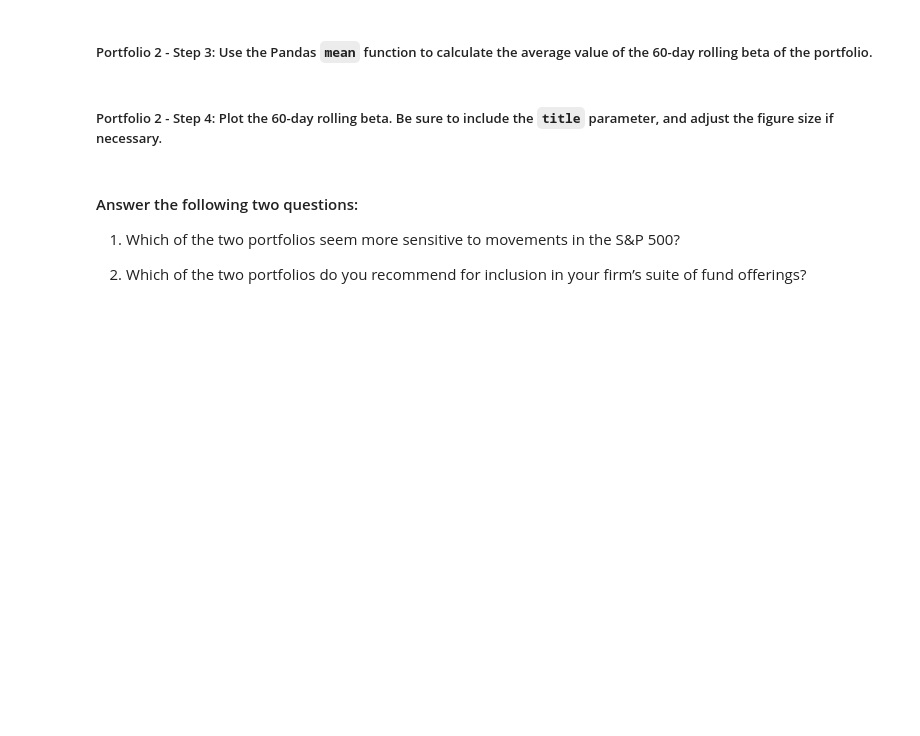
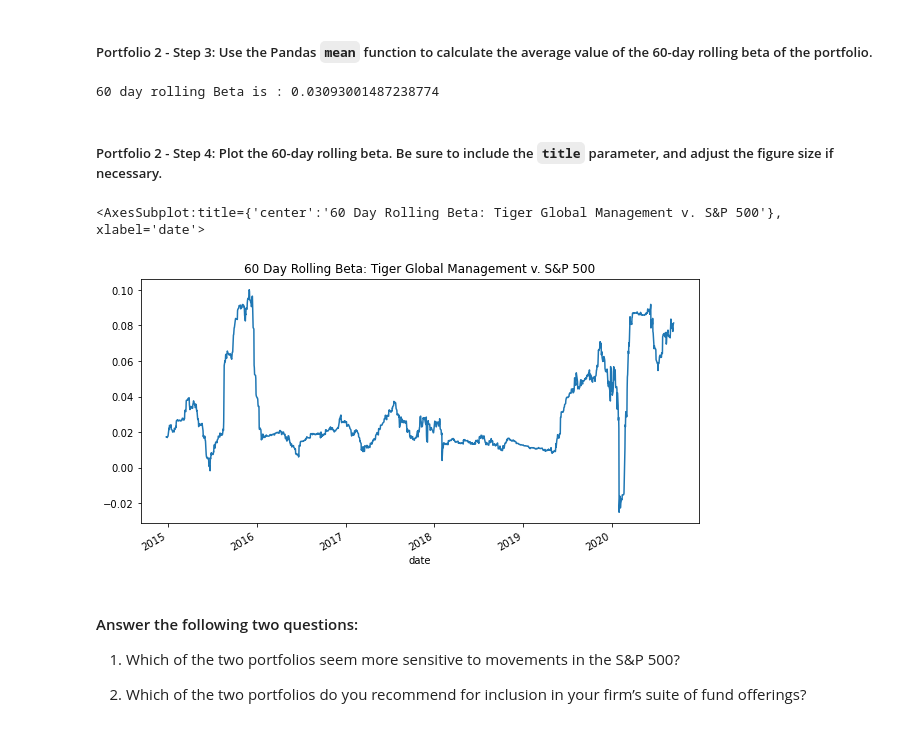
Before and after one commit to dev8125/Investment-Risk-Reward-Analysis, a Jupyter notebook: Starter_Code-5/risk_return_analysis.ipynb, the cells around one changed output. Saved outputs shown, nothing was run; the diff lists cells and outputs as text; code cells hidden in the pictures; blank space fills up the shorter version.

```diff
--- a/Starter_Code-5/risk_return_analysis.ipynb
+++ b/Starter_Code-5/risk_return_analysis.ipynb
@@ -405,4 +477,5 @@ Your analysis is nearing completion. Now, you need to evaluate how the portfolio
 # %%
 # Calculate the covariance using a 60-day rolling window
 # Review the last five rows of the covariance data
-# YOUR CODE HERE
+tgm_covariance = daily_returns_df['TIGER GLOBAL MANAGEMENT LLC'].rolling(window=60).cov(daily_returns_df['S&P 500']).dropna()
+display(tgm_covariance.tail())
@@ -411,4 +492,6 @@ Your analysis is nearing completion. Now, you need to evaluate how the portfolio
 # %%
 # Calculate the beta based on the 60-day rolling covariance compared to the market (S&P 500)
 # Review the last five rows of the beta information
-# YOUR CODE HERE
+tgm_beta = tgm_covariance / sp500_var
+
+display(tgm_beta.tail())
@@ -416,13 +507,18 @@ Your analysis is nearing completion. Now, you need to evaluate how the portfolio
 ##### Portfolio 2 - Step 3: Use the Pandas `mean` function to calculate the average value of the 60-day rolling beta of the portfolio.
 # %%
 # Calculate the average of the 60-day rolling beta
-# YOUR CODE HERE
+print(f'60 day rolling Beta is : {tgm_beta.mean()}')
+# %% [output]
+60 day rolling Beta is : 0.03093001487238774
 # %% [markdown]
 ##### Portfolio 2 - Step 4: Plot the 60-day rolling beta. Be sure to include the `title` parameter, and adjust the figure size if necessary.
 # %%
 # Plot the rolling beta
 # Include a title parameter and adjust the figure size
-# YOUR CODE HERE
+tgm_beta.plot(figsize=(10,5), title='60 Day Rolling Beta: Tiger Global Management v. S&P 500')
+# %% [output]
+<AxesSubplot:title={'center':'60 Day Rolling Beta: Tiger Global Management v. S&P 500'}, xlabel='date'>
+[figure, added]
 # %% [markdown]
 #### Answer the following two questions:
 
```
Also changed, not shown: parts of 17 cells of this notebook.
